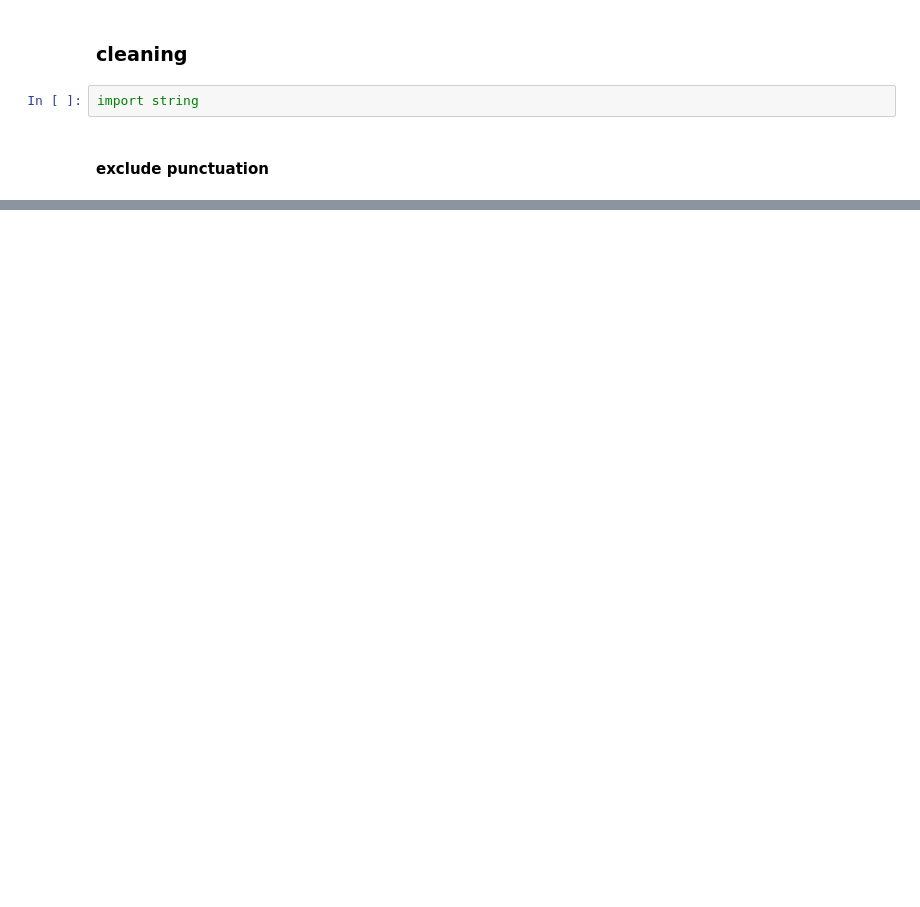
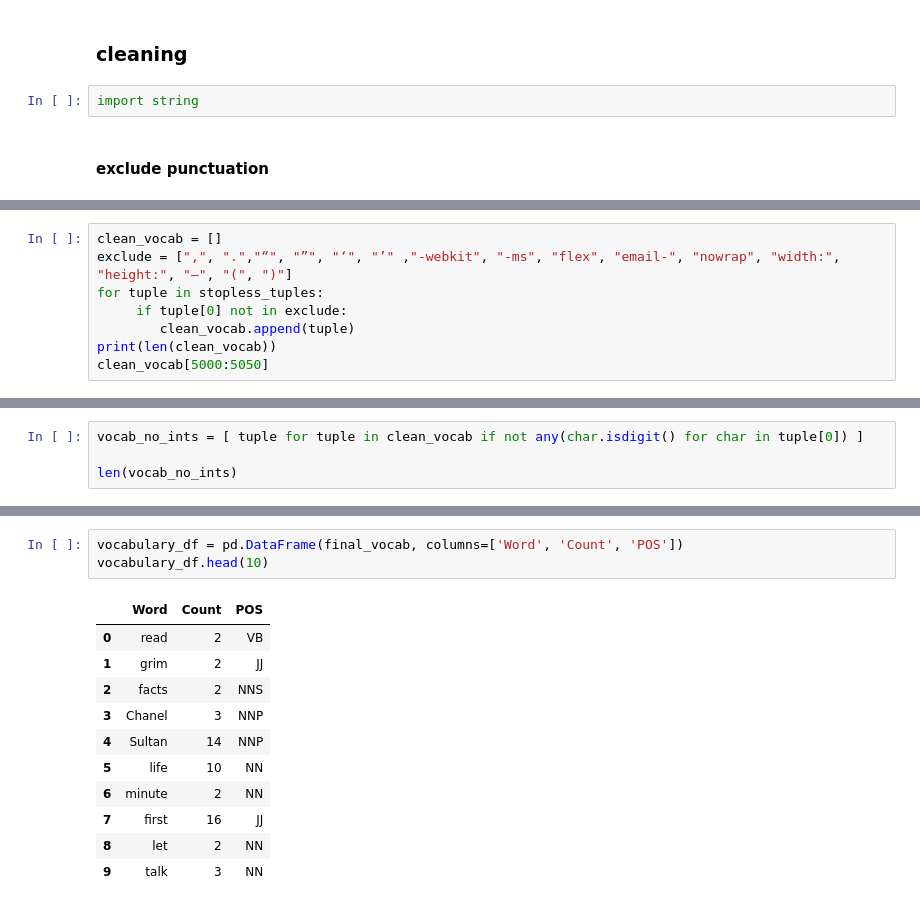
Before and after one commit to cordovez/the_guardian_vocabulary, a Jupyter notebook: guardianscraper/guardian_vocab_2.ipynb, the cells around one changed output, grey strips where cells are left out. Drawn from its saved outputs; the diff is of its cells as text; blank space fills up the shorter version.

```diff
--- a/guardianscraper/guardian_vocab_2.ipynb
+++ b/guardianscraper/guardian_vocab_2.ipynb
@@ -335,0 +105,8 @@ back to the dictionary:
+# %%
+clean_vocab = []
+exclude = [",", ".","“", "”", "‘", "’" ,"-webkit", "-ms", "flex", "email-", "nowrap", "width:", "height:", "–", "(", ")"]
+for tuple in stopless_tuples:
+     if tuple[0] not in exclude:
+        clean_vocab.append(tuple)
+print(len(clean_vocab))
+clean_vocab[5000:5050]
@@ -335,0 +134,4 @@ back to the dictionary:
+# %%
+vocab_no_ints = [ tuple for tuple in clean_vocab if not any(char.isdigit() for char in tuple[0]) ]
+
+len(vocab_no_ints)
@@ -335,0 +181,15 @@ back to the dictionary:
+# %%
+vocabulary_df = pd.DataFrame(final_vocab, columns=['Word', 'Count', 'POS'])
+vocabulary_df.head(10)
+# %% [output]
+|  | Word | Count | POS |
+| 0 | read | 2 | VB |
+| 1 | grim | 2 | JJ |
+| 2 | facts | 2 | NNS |
+| 3 | Chanel | 3 | NNP |
+| 4 | Sultan | 14 | NNP |
+| 5 | life | 10 | NN |
+| 6 | minute | 2 | NN |
+| 7 | first | 16 | JJ |
+| 8 | let | 2 | NN |
+| 9 | talk | 3 | NN |
```
Also changed, not shown: parts of 72 cells of this notebook, 13 other files.
